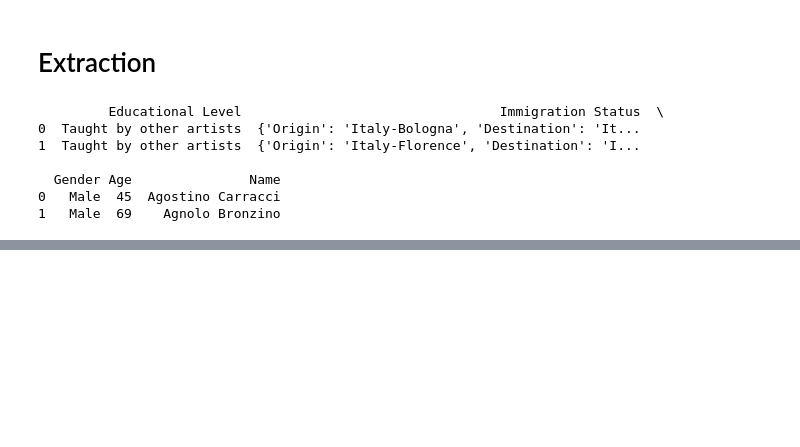
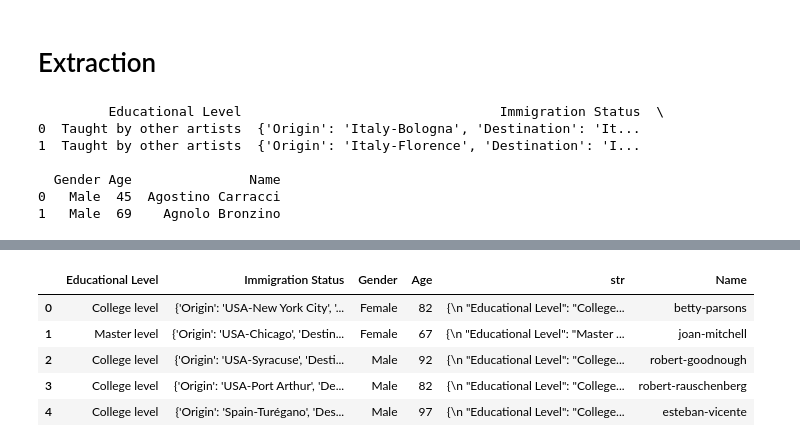
Before and after one commit to yangyuwang/painting_style_prediction, a Jupyter notebook: wikipedia_demographic_extract.ipynb, the cells around one changed output, grey strips where cells are left out. Saved outputs shown, nothing was run; the diff lists cells and outputs as text; code cells hidden in the pictures; blank space fills up the shorter version.

```diff
--- a/wikipedia_demographic_extract.ipynb
+++ b/wikipedia_demographic_extract.ipynb
@@ -178,8 +183,24 @@ print(df)
+# %%
+def summarize_text(text, max_words=200):
+    prompt = f"Summarize the following text in {max_words} words while keeping all relevant biographical and demographic details:\n\n{text}"
+
+    response = openai.ChatCompletion.create(
+        model="gpt-4-turbo",
+        messages=[{"role": "user", "content": prompt}],
+        temperature=0.5
+    )
+
+    return response["choices"][0]["message"]["content"]
 # %%
-demographic = {}
+# demographic = {}
 
 for i in tqdm(range(len(target_name))):
-    atrributes, str_json = extract_demographics_few_shot(artist_wikipedia_text_example[i])
-    atrributes["str"] = str_json
-    demographic[target_name[i]] = atrributes
+    if target_name[i] not in demographic.keys():
+      try:
+          atrributes, str_json = extract_demographics_few_shot(artist_wikipedia_text_example[i])
+      except Exception as e:
+          print(e, "Too long... Summarize first")
+          atrributes, str_json = extract_demographics_few_shot(summarize_text(artist_wikipedia_text_example[i]))
+      atrributes["str"] = str_json
+      demographic[target_name[i]] = atrributes
 # %% [output]
@@ -188,9 +218,16 @@ JSON decode error. Full response saved
 # %%
 rows = []
 for name, data in demographic.items():
     data["Name"] = name
     rows.append(data)
 
 df = pd.DataFrame(rows)
 
-print(df)
+df.head()
+# %% [output]
+|  | Educational Level | Immigration Status | Gender | Age | str | Name |
+| 0 | College level | {'Origin': 'USA-New York City', '... | Female | 82 | {\n "Educational Level": "College... | betty-parsons |
+| 1 | Master level | {'Origin': 'USA-Chicago', 'Destin... | Female | 67 | {\n "Educational Level": "Master ... | joan-mitchell |
+| 2 | College level | {'Origin': 'USA-Syracuse', 'Desti... | Male | 92 | {\n "Educational Level": "College... | robert-goodnough |
+| 3 | College level | {'Origin': 'USA-Port Arthur', 'De... | Male | 82 | {\n "Educational Level": "College... | robert-rauschenberg |
+| 4 | College level | {'Origin': 'Spain-Turégano', 'Des... | Male | 97 | {\n "Educational Level": "College... | esteban-vicente |
```
Also changed, not shown: parts of 6 cells of this notebook.
